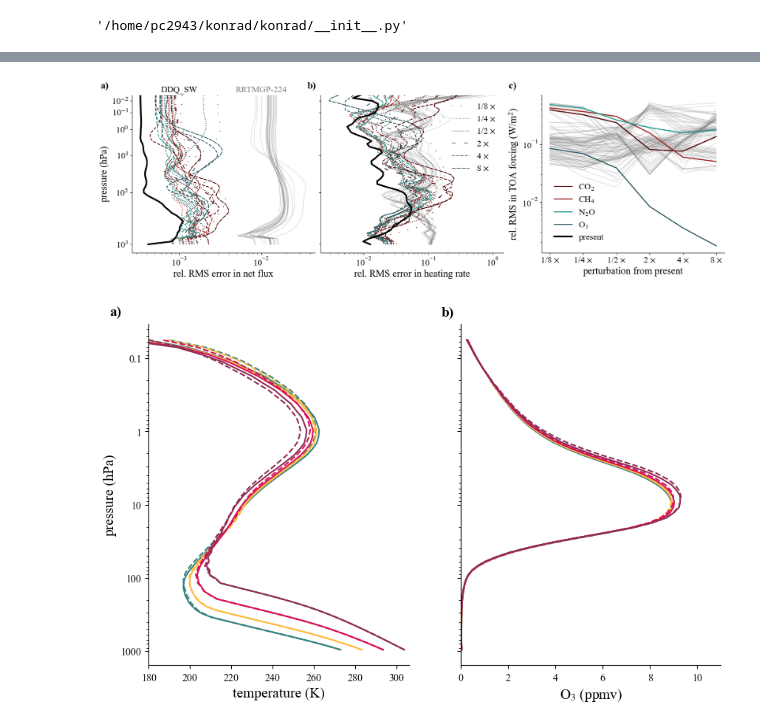
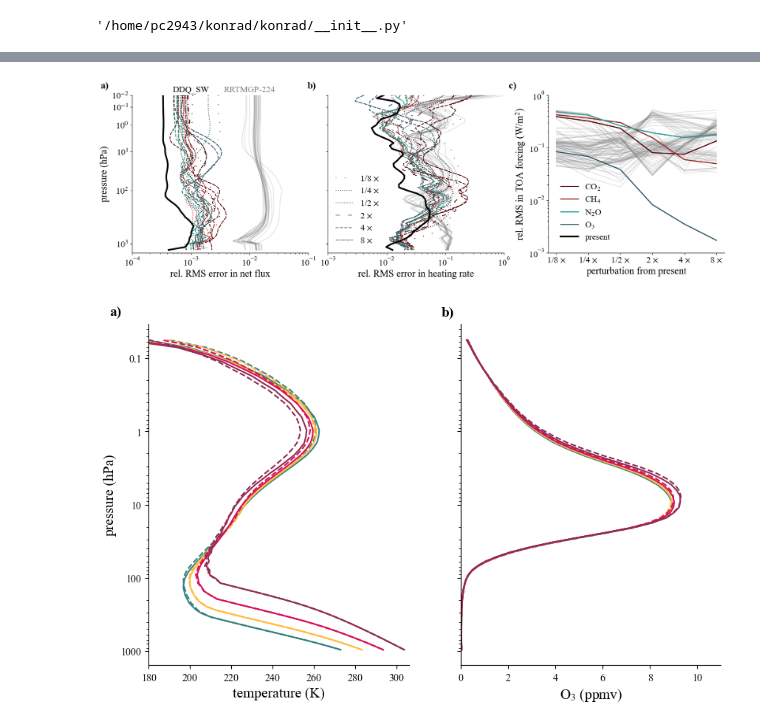
Before and after one commit to pczarnecki/ddq-data-paper, a Jupyter notebook: Generate Figures.ipynb, the cells around one changed output, grey strips where cells are left out. Drawn from its saved outputs; the diff is of its cells as text; code cells hidden in the pictures.

```diff
--- a/Generate Figures.ipynb
+++ b/Generate Figures.ipynb
@@ -417,30 +420,30 @@ densely_dashed = (0, (5, 1))
 linestyle_array = [loosely_dotted, 'dotted', densely_dotted, loosely_dashed, 'dashed', densely_dashed]
 
 for n_idx, n in enumerate(n_array):
-    axes[0].semilogx(ch4_flux_means_rrtmgp[n_idx, :], np.arange(53), color = 'grey', alpha = 0.2)
-    axes[0].semilogx(n2o_flux_means_rrtmgp[n_idx, :], np.arange(53), color = 'grey', alpha = 0.2)
-    axes[0].semilogx(o3_flux_means_rrtmgp[n_idx, :], np.arange(53), color = 'grey', alpha = 0.2)
-    axes[0].semilogx(co2_flux_means_rrtmgp[n_idx, :], np.arange(53), color = 'grey', alpha = 0.2)
+    axes[0].semilogx(ch4_flux_means_rrtmgp[n_idx, :], np.arange(2, 55), color = 'grey', alpha = 0.2)
+    axes[0].semilogx(n2o_flux_means_rrtmgp[n_idx, :], np.arange(2, 55), color = 'grey', alpha = 0.2)
+    axes[0].semilogx(o3_flux_means_rrtmgp[n_idx, :], np.arange(2, 55), color = 'grey', alpha = 0.2)
+    axes[0].semilogx(co2_flux_means_rrtmgp[n_idx, :], np.arange(2, 55), color = 'grey', alpha = 0.2)
 
 
 for n_idx, n in enumerate(n_array):
-    axes[0].semilogx(ch4_flux_means[n_idx, :], np.arange(53), alpha = alpha_array[n_idx], color = ch4_color, linestyle = linestyle_array[n_idx])
-    axes[0].semilogx(n2o_flux_means[n_idx, :], np.arange(53), alpha = alpha_array[n_idx], color = n2o_color, linestyle = linestyle_array[n_idx])
-    axes[0].semilogx(o3_flux_means[n_idx, :], np.arange(53), alpha = alpha_array[n_idx], color = o3_color, linestyle = linestyle_array[n_idx])
-    axes[0].semilogx(co2_flux_means[n_idx, :], np.arange(53), alpha = alpha_array[n_idx], color = co2_color, linestyle = linestyle_array[n_idx])
+    axes[0].semilogx(ch4_flux_means[n_idx, :], np.arange(2, 55), alpha = alpha_array[n_idx], color = ch4_color, linestyle = linestyle_array[n_idx])
+    axes[0].semilogx(n2o_flux_means[n_idx, :], np.arange(2, 55), alpha = alpha_array[n_idx], color = n2o_color, linestyle = linestyle_array[n_idx])
+    axes[0].semilogx(o3_flux_means[n_idx, :], np.arange(2, 55), alpha = alpha_array[n_idx], color = o3_color, linestyle = linestyle_array[n_idx])
+    axes[0].semilogx(co2_flux_means[n_idx, :], np.arange(2, 55), alpha = alpha_array[n_idx], color = co2_color, linestyle = linestyle_array[n_idx])
 
 for n_idx, n in enumerate(n_array):
-    axes[1].semilogx(ch4_heat_means_rrtmgp[n_idx, :], np.arange(53), alpha = 0.2, color = 'grey')
-    axes[1].semilogx(n2o_heat_means_rrtmgp[n_idx, :], np.arange(53), alpha = 0.2, color = 'grey')
-    axes[1].semilogx(o3_heat_means_rrtmgp[n_idx, :], np.arange(53), alpha = 0.2, color = 'grey')
-    axes[1].semilogx(co2_heat_means_rrtmgp[n_idx, :], np.arange(53), alpha = 0.2, color = 'grey')
+    axes[1].semilogx(ch4_heat_means_rrtmgp[n_idx, :], np.arange(2, 55), alpha = 0.2, color = 'grey')
+    axes[1].semilogx(n2o_heat_means_rrtmgp[n_idx, :], np.arange(2, 55), alpha = 0.2, color = 'grey')
+    axes[1].semilogx(o3_heat_means_rrtmgp[n_idx, :], np.arange(2, 55), alpha = 0.2, color = 'grey')
+    axes[1].semilogx(co2_heat_means_rrtmgp[n_idx, :], np.arange(2, 55), alpha = 0.2, color = 'grey')
 
 
 for n_idx, n in enumerate(n_array):
-    axes[1].semilogx(ch4_heat_means[n_idx, :], np.arange(53), alpha = alpha_array[n_idx], color = ch4_color, linestyle = linestyle_array[n_idx])
-    axes[1].semilogx(n2o_heat_means[n_idx, :], np.arange(53), alpha = alpha_array[n_idx], color = n2o_color, linestyle = linestyle_array[n_idx])
-    axes[1].semilogx(o3_heat_means[n_idx, :], np.arange(53), alpha = alpha_array[n_idx], color = o3_color, linestyle = linestyle_array[n_idx])
-    axes[1].semilogx(co2_heat_means[n_idx, :], np.arange(53), alpha = alpha_array[n_idx], color = co2_color, linestyle = linestyle_array[n_idx])
+    axes[1].semilogx(ch4_heat_means[n_idx, :], np.arange(2, 55), alpha = alpha_array[n_idx], color = ch4_color, linestyle = linestyle_array[n_idx])
+    axes[1].semilogx(n2o_heat_means[n_idx, :], np.arange(2, 55), alpha = alpha_array[n_idx], color = n2o_color, linestyle = linestyle_array[n_idx])
+    axes[1].semilogx(o3_heat_means[n_idx, :], np.arange(2, 55), alpha = alpha_array[n_idx], color = o3_color, linestyle = linestyle_array[n_idx])
+    axes[1].semilogx(co2_heat_means[n_idx, :], np.arange(2, 55), alpha = alpha_array[n_idx], color = co2_color, linestyle = linestyle_array[n_idx])
 
 
 ### dummy plots for legends
@@ -463,42 +466,47 @@ axes[2].semilogy(np.arange(len(n_array)), o3_forcing_means, color = o3_color, la
 
 axes[2].semilogy([],[], color = 'black', linewidth = 3, label = 'present')
 
-axes[0].semilogx(present_flux_mean[:53], np.arange(53), color = 'black', linewidth = 3)
-axes[1].plot(present_heat_mean[:53], np.arange(53), color = 'black', linewidth = 3)
+axes[0].semilogx(present_flux_mean[:53], np.arange(2, 55), color = 'black', linewidth = 3)
+axes[1].plot(present_heat_mean[:53], np.arange(2, 55), color = 'black', linewidth = 3)
 
-axes[0].set_ylim([55, 0])
+axes[0].set_ylim([55, 2])
 axes[0].set_ylabel("pressure (hPa)", fontsize = 18)
 axes[0].set_xlabel('rel. RMS error in net flux', ha='center', fontsize = 18)
 axes[0].tick_params(axis='both', labelsize=16)
 axes[0].set_yticks(np.array([2, 6, 12, 21, 34, 52]))
 axes[0].set_yticklabels(np.array(['10$^{-2}$', '10$^{-1}$', '10$^{0}$', '10$^{1}$', '10$^{2}$', '10$^{3}$']), fontsize = 16)
 
-axes[1].set_ylim([55, 0])
+axes[1].set_ylim([55, 2])
 #axes[1].set_ylabel("pressure (hPa)")
 axes[1].tick_params(axis='both', labelsize=16)
 axes[1].set_xlabel('rel. RMS error in heating rate', ha='center', fontsize = 18)
 axes[1].set_yticks(np.array([2, 6, 12, 21, 34, 52]))
 axes[1].set_yticklabels(np.array(['', '', '', '', '', '']))
 
 axes[2].tick_params(axis='both', labelsize=16)
 axes[2].set_xlabel("perturbation from present", fontsize = 18)
 axes[2].set_ylabel("rel. RMS in TOA forcing (W/m$^2$)", fontsize = 18)
 axes[2].set_xticks(np.arange(len(n_array)))
 axes[2].set_xticklabels(["1/8 $\\times$", "1/4 $\\times$", "1/2 $\\times$", "2 $\\times$", "4 $\\times$", "8 $\\times$"], fontsize = 16)
 axes[2].legend(frameon = False, fontsize = 16, loc = (0.05, 0.05))
 
 fig.text(0.01, 0.98, 'a)', color = 'black', horizontalalignment = 'center', fontsize = 18, weight = 'bold')
 fig.text(0.34, 0.98, 'b)', color = 'black', horizontalalignment = 'center', fontsize = 18, weight = 'bold')
 fig.text(0.66, 0.98, 'c)', color = 'black', horizontalalignment = 'center', fontsize = 18, weight = 'bold')
 
-axes[0].text(10**-2, -1, 'RRTMGP-224', color = 'grey', fontsize = 16, horizontalalignment = 'center')
-axes[0].text(10**-3, -1, 'DDQ_SW', color = 'black', fontsize = 16, horizontalalignment = 'center')
+axes[0].text(10**-2, 1, 'RRTMGP-224', color = 'grey', fontsize = 16, horizontalalignment = 'center')
+axes[0].text(10**-3, 1, 'DDQ_SW', color = 'black', fontsize = 16, horizontalalignment = 'center')
+
+
+axes[0].set_xlim([10**-4, 10**-1])
+axes[1].set_xlim([10**-3, 10**0])
+axes[2].set_ylim([10**-3, 10**0])
 
 plt.savefig("figures/sw_all_gases.png", bbox_inches = 'tight', dpi = 300)
 
 plt.show()
 # %% [output]
-[figure, old version]
+[figure, new version]
 # %%
 #### ARTS + interactive Ozone
 
```
Also changed, not shown: parts of 2 cells of this notebook, 3 other files.
